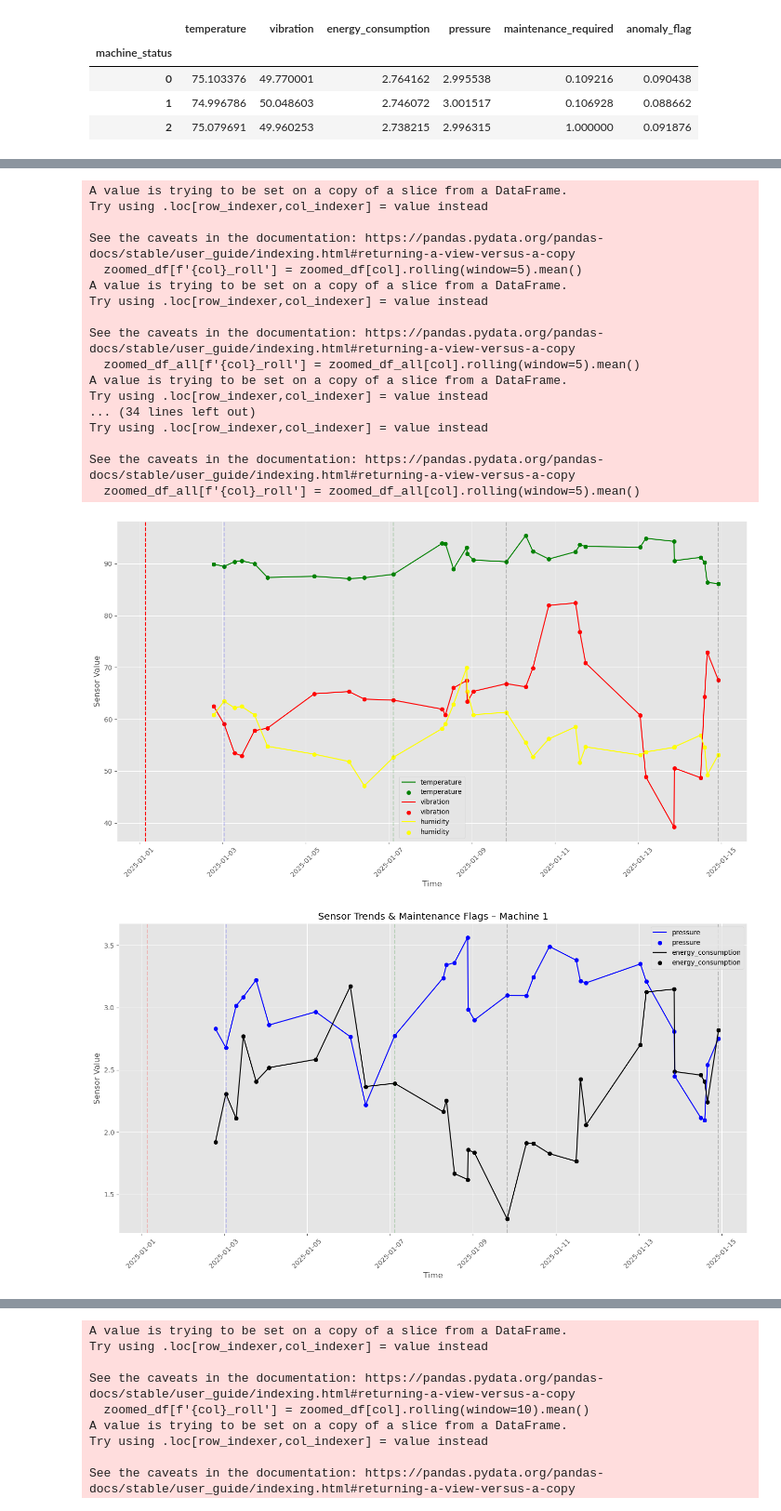
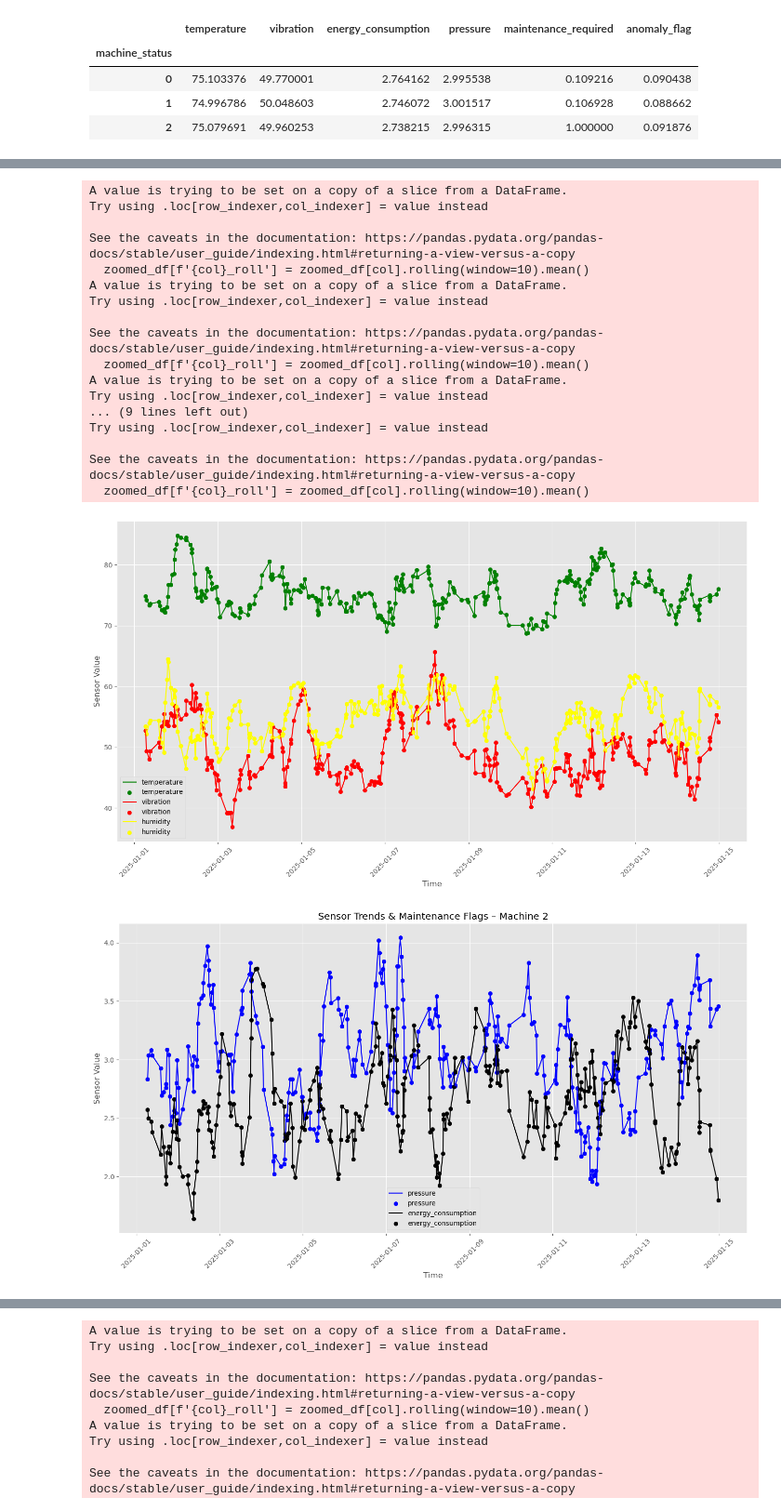
Before and after one commit to alexandrosSamartzis/iot-telemetry-demo, a Jupyter notebook: notebooks/eda.ipynb, the cells around one changed output, grey strips where cells are left out. Shown at 93% size. Drawn from its saved outputs; the diff is of its cells as text; code cells hidden in the pictures.

```diff
--- a/notebooks/eda.ipynb
+++ b/notebooks/eda.ipynb
@@ -287,27 +285,29 @@ Name: count, dtype: int64
 # %%
 # === 4. Plot Sensor Trends for a Machine ===
 # MAchine 1, Firsrt moth, figure the connection between temerature, vibration and humidity vs Total Failures and specifically Vibration Issues
-machine_id = 1  # ⬅️ Change this for other machines
+machine_id = 2  # ⬅️ Change this for other machines
 
-machine_df_all = df[
-    (df['machine_id'] == machine_id)
+machine_df= df[
+    (df['machine_id'] == machine_id) &
+    (df['machine_status'] == 1)
 ].copy()
-machine_df = df[
+machine_df_ = df[
     (df['machine_id'] == machine_id) &
     (df['maintenance_required'] == 1) &
-    (df['anomaly_flag'] == 1)
+    (df['anomaly_flag'] == 1) &
+    (df['machine_status'] == 0)
 ].copy()
 display(df[(df['machine_id'] == machine_id) & (df['maintenance_required'] == 1)& (df['anomaly_flag'] ==1)][['predicted_remaining_life','maintenance_required','anomaly_flag','downtime_risk','machine_status','failure_type']])
 
 # Narrow down to a specific date/time range
 zoomed_df = machine_df.loc[(machine_df.index >= '2025-01-01') &
                            (machine_df.index <= '2025-01-15')]
-zoomed_df_all = machine_df_all.loc[(machine_df_all.index >= '2025-01-01') &
-                           (machine_df_all.index <= '2025-01-15')]
+#zoomed_df_all = machine_df_all.loc[(machine_df_all.index >= '2025-01-01') &
+#                           (machine_df_all.index <= '2025-01-15')]
 # Rolling averages
 for col in ['temperature', 'vibration', 'humidity', 'pressure', 'energy_consumption']:
-    zoomed_df[f'{col}_roll'] = zoomed_df[col].rolling(window=5).mean()
-    zoomed_df_all[f'{col}_roll'] = zoomed_df_all[col].rolling(window=5).mean()
+    zoomed_df[f'{col}_roll'] = zoomed_df[col].rolling(window=10).mean()
+    #zoomed_df_all[f'{col}_roll'] = zoomed_df_all[col].rolling(window=5).mean()
 colors = {
     'temperature_roll': 'green',
     'vibration_roll': 'red',
@@ -320,8 +320,6 @@ plt.figure(figsize=(14, 8))
 for col in ['temperature_roll', 'vibration_roll', 'humidity_roll']:
     plt.plot(zoomed_df.index, zoomed_df[col], label=col.replace('_roll', ''),color=colors[col])
     plt.scatter(zoomed_df.index, zoomed_df[col], label=col.replace('_roll', ''),color=colors[col])
-for ts in zoomed_df[zoomed_df['failure_type'] == 'Vibration Issue'].index:
-    plt.axvline(ts, color='red', linestyle='--')
 
 for ts in zoomed_df[zoomed_df['failure_type'] == 'Overheating'].index:
     plt.axvline(ts, color='green', linestyle='--', alpha=0.2)
@@ -387,19 +385,19 @@ plt.show()
 A value is trying to be set on a copy of a slice from a DataFrame.
 Try using .loc[row_indexer,col_indexer] = value instead
 
 See the caveats in the documentation: https://pandas.pydata.org/pandas-docs/stable/user_guide/indexing.html#returning-a-view-versus-a-copy
-  zoomed_df[f'{col}_roll'] = zoomed_df[col].rolling(window=5).mean()
+  zoomed_df[f'{col}_roll'] = zoomed_df[col].rolling(window=10).mean()
 A value is trying to be set on a copy of a slice from a DataFrame.
 Try using .loc[row_indexer,col_indexer] = value instead
 
 See the caveats in the documentation: https://pandas.pydata.org/pandas-docs/stable/user_guide/indexing.html#returning-a-view-versus-a-copy
-  zoomed_df_all[f'{col}_roll'] = zoomed_df_all[col].rolling(window=5).mean()
+  zoomed_df[f'{col}_roll'] = zoomed_df[col].rolling(window=10).mean()
 A value is trying to be set on a copy of a slice from a DataFrame.
 Try using .loc[row_indexer,col_indexer] = value instead
-... (34 lines left out)
+... (9 lines left out)
 Try using .loc[row_indexer,col_indexer] = value instead
 
 See the caveats in the documentation: https://pandas.pydata.org/pandas-docs/stable/user_guide/indexing.html#returning-a-view-versus-a-copy
-  zoomed_df_all[f'{col}_roll'] = zoomed_df_all[col].rolling(window=5).mean()
+  zoomed_df[f'{col}_roll'] = zoomed_df[col].rolling(window=10).mean()
-[figure, old version]
+[figure, new version]
-[figure, old version]
+[figure, new version]
```
Also changed, not shown: parts of 5 cells of this notebook, 2 other files.
